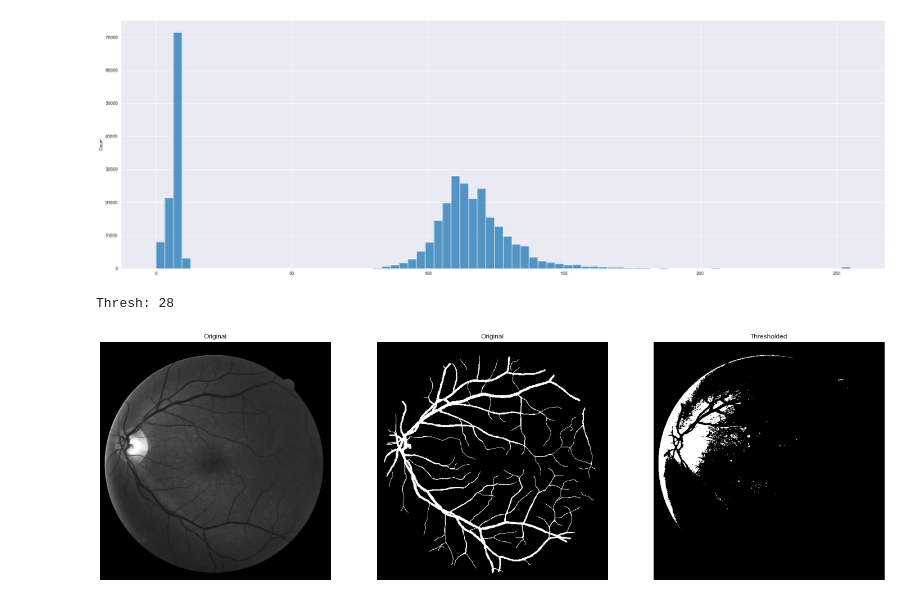
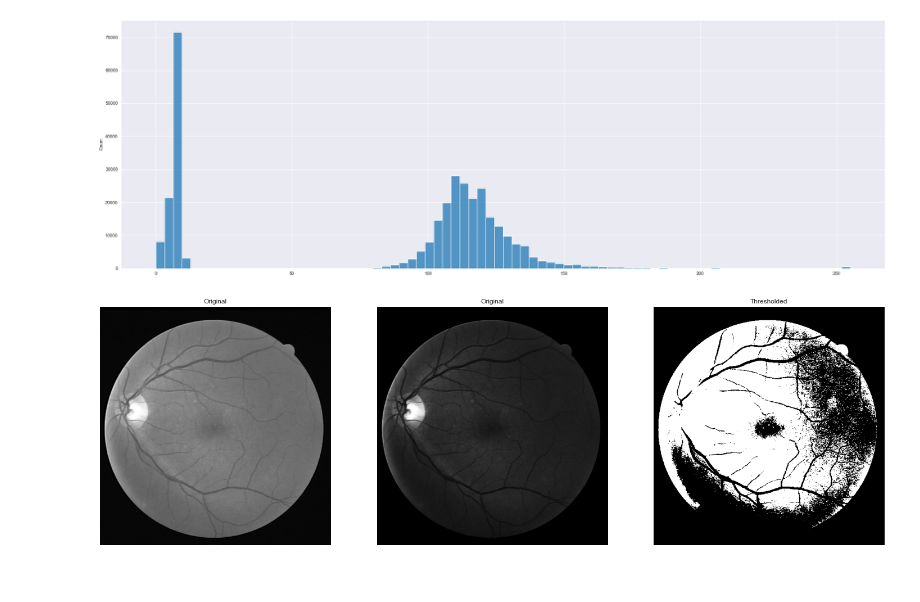
Before and after one commit to ShirsenduRyo/Digital-Retinal-Image-Vessel-Extraction, a Jupyter notebook: Pre-Processing Part.ipynb, the cells around one changed output. Drawn from its saved outputs; the diff is of its cells as text; code cells hidden in the pictures.

Commit message:
Better Threshold Number

```diff
--- a/Pre-Processing Part.ipynb
+++ b/Pre-Processing Part.ipynb
@@ -75,32 +75,26 @@ sns.histplot(data= x.ravel())
 # %% [output]
 <AxesSubplot:ylabel='Count'>
 [figure]
+# %%
+h = adjust_gamma(x, gamma=0.4)
 # %%
-g = adjust_square(x, gamma=0.6)
-h = square_rescale(g)
-
-thresh = threshold_otsu(h)
-print("Thresh:",thresh)
-#thresh = 4700
-binary = h > (49 + 49*(1/2))
+binary = h > 31
 
 fig, axes = plt.subplots(ncols=3, figsize=(25, 25))
 ax = axes.ravel()
 ax[0] = plt.subplot(1, 3, 1)
 ax[1] = plt.subplot(1, 3, 2)
 ax[2] = plt.subplot(1, 3, 3, sharex=ax[0], sharey=ax[0])
 
-ax[0].imshow(h, cmap=plt.cm.gray)
+ax[0].imshow(x, cmap=plt.cm.gray)
 ax[0].set_title('Original')
 ax[0].axis('off')
-ax[1].imshow(y, cmap=plt.cm.gray)
+ax[1].imshow(h, cmap=plt.cm.gray)
 ax[1].set_title('Original')
 ax[1].axis('off')
 ax[2].imshow(binary, cmap=plt.cm.gray)
 ax[2].set_title('Thresholded')
 ax[2].axis('off')
-
 plt.show()
 # %% [output]
-Thresh: 28
-[figure, old version]
+[figure, new version]
```
Also changed, not shown: parts of 20 cells of this notebook.
